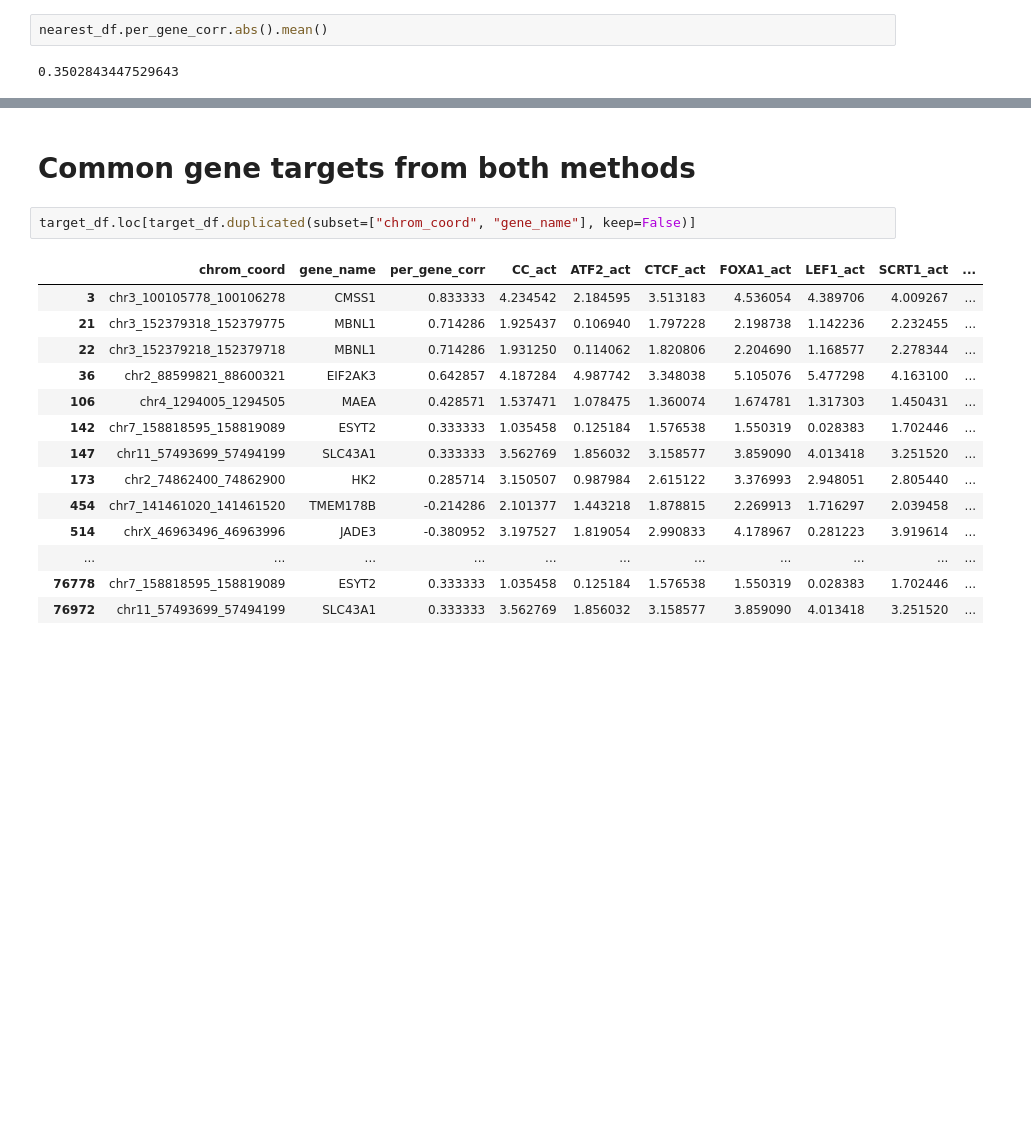
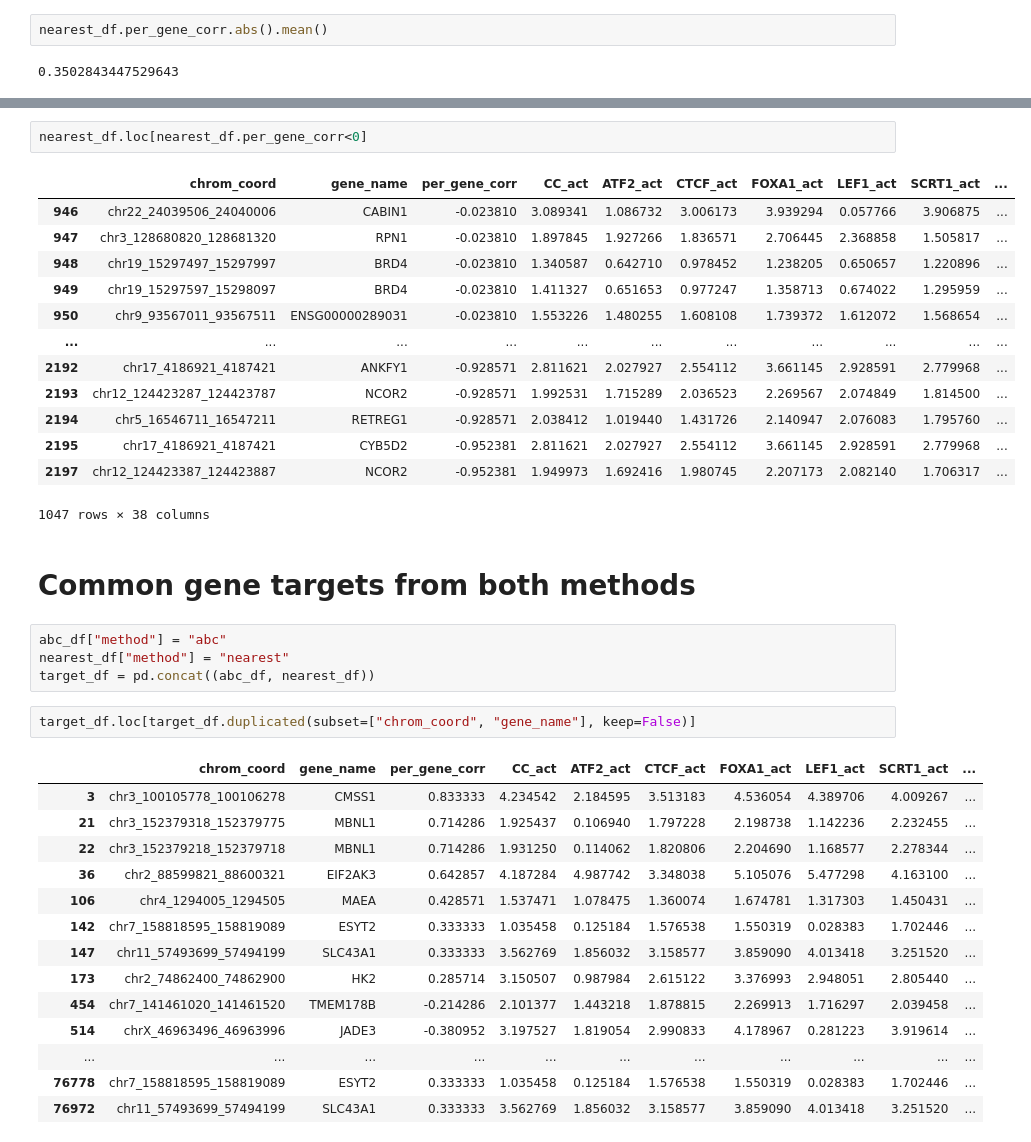
Before and after one commit to deeprob/starrseq_results, a Jupyter notebook: 6_link_da_enhancers_to_de_genes/notebooks/0_da_de_corr.ipynb, the cells around one changed output, grey strips where cells are left out. Saved outputs shown, nothing was run; the diff lists cells and outputs as text; blank space fills up the shorter version.

```diff
--- a/6_link_da_enhancers_to_de_genes/notebooks/0_da_de_corr.ipynb
+++ b/6_link_da_enhancers_to_de_genes/notebooks/0_da_de_corr.ipynb
@@ -134,5 +163,25 @@ target_df = pd.concat((abc_df, nearest_df))
+# %%
+nearest_df.loc[nearest_df.per_gene_corr<0]
+# %% [output]
+|  | chrom_coord | gene_name | per_gene_corr | CC_act | ATF2_act | CTCF_act | FOXA1_act | LEF1_act | SCRT1_act | ... |
+| 946 | chr22_24039506_24040006 | CABIN1 | -0.023810 | 3.089341 | 1.086732 | 3.006173 | 3.939294 | 0.057766 | 3.906875 | ... |
+| 947 | chr3_128680820_128681320 | RPN1 | -0.023810 | 1.897845 | 1.927266 | 1.836571 | 2.706445 | 2.368858 | 1.505817 | ... |
+| 948 | chr19_15297497_15297997 | BRD4 | -0.023810 | 1.340587 | 0.642710 | 0.978452 | 1.238205 | 0.650657 | 1.220896 | ... |
+| 949 | chr19_15297597_15298097 | BRD4 | -0.023810 | 1.411327 | 0.651653 | 0.977247 | 1.358713 | 0.674022 | 1.295959 | ... |
+| 950 | chr9_93567011_93567511 | ENSG00000289031 | -0.023810 | 1.553226 | 1.480255 | 1.608108 | 1.739372 | 1.612072 | 1.568654 | ... |
+| ... | ... | ... | ... | ... | ... | ... | ... | ... | ... | ... |
+| 2192 | chr17_4186921_4187421 | ANKFY1 | -0.928571 | 2.811621 | 2.027927 | 2.554112 | 3.661145 | 2.928591 | 2.779968 | ... |
+| 2193 | chr12_124423287_124423787 | NCOR2 | -0.928571 | 1.992531 | 1.715289 | 2.036523 | 2.269567 | 2.074849 | 1.814500 | ... |
+| 2194 | chr5_16546711_16547211 | RETREG1 | -0.928571 | 2.038412 | 1.019440 | 1.431726 | 2.140947 | 2.076083 | 1.795760 | ... |
+| 2195 | chr17_4186921_4187421 | CYB5D2 | -0.952381 | 2.811621 | 2.027927 | 2.554112 | 3.661145 | 2.928591 | 2.779968 | ... |
+| 2197 | chr12_124423387_124423887 | NCOR2 | -0.952381 | 1.949973 | 1.692416 | 1.980745 | 2.207173 | 2.082140 | 1.706317 | ... |
+1047 rows × 38 columns
 # %% [markdown]
 # Common gene targets from both methods
+# %%
+abc_df["method"] = "abc"
+nearest_df["method"] = "nearest"
+target_df = pd.concat((abc_df, nearest_df))
 # %%
 target_df.loc[target_df.duplicated(subset=["chrom_coord", "gene_name"], keep=False)]
 # %% [output]
```
Also changed, not shown: parts of 16 cells of this notebook, 20 other files.
